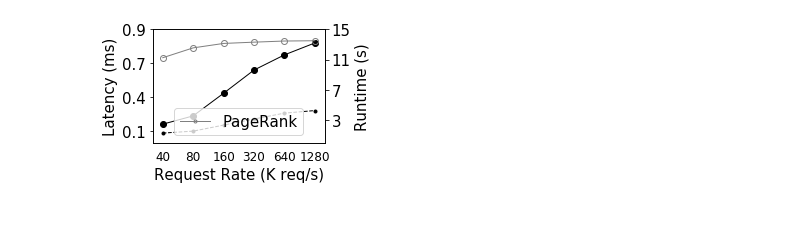
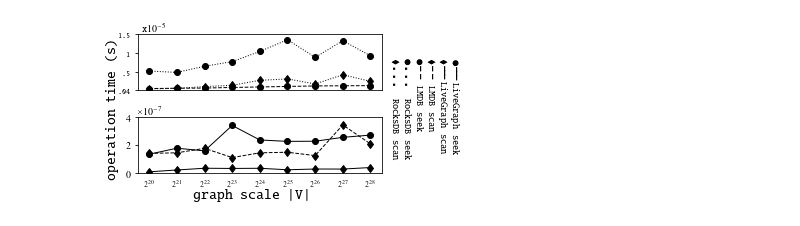
Before and after one commit to AaEll/BlinkDB_test, a Jupyter notebook: microbenchmarking.ipynb, the cells around one changed output. Drawn from its saved outputs; the diff is of its cells as text; code cells hidden in the pictures.

Commit message:
finished microbenchmarking figure

```diff
--- a/microbenchmarking.ipynb
+++ b/microbenchmarking.ipynb
@@ -5,5 +43,5 @@ import matplotlib.pyplot as plt
 # %%
-scale = [20,21,22,23,24,25,26,27,28]
+scale = [2**20,2**21,2**22,2**23,2**24,2**25,2**26,2**27,2**28]
 LiveGraph = {}
 LiveGraph['seek'] = \
 [1.34E-7,1.77E-07,1.58E-07,3.40E-07,\
@@ -35,50 +73,91 @@ params = {'legend.fontsize': 15,
           'pdf.fonttype': 42}
 plt.rcParams.update(params)
 
-fig, ax = plt.subplots()
+fig, (ax2,ax) = plt.subplots(2,1,sharex=True)
+
 fig.set_size_inches(4, 2.5)
+fig.subplots_adjust(hspace = 0)
 
-latency_corun = [0.164245, 0.237357, 0.436652, 0.641406, 0.775183, 0.880378]
-latency_alone = [0.085618, 0.102867, 0.155946, 0.209481, 0.26169, 0.284247]
+#latency_corun = [0.164245, 0.237357, 0.436652, 0.641406, 0.775183, 0.880378]
+#latency_alone = [0.085618, 0.102867, 0.155946, 0.209481, 0.26169, 0.284247]
 
-time_pagerank = [11.252377, 12.556378, 13.143194, 13.312559, 13.461941, 13.500465]
+#time_pagerank = [11.252377, 12.556378, 13.143194, 13.312559, 13.461941, 13.500465]
 
+ax.plot(scale, LiveGraph['seek'], '-o', color='black', label='LiveGraph seek')
+ax.plot(scale, LiveGraph['scan'], '-d', color='black', label='LiveGraph scan')
+ax.plot(scale, LMDB['scan'], '--d', color='black', label='LMDB scan')
+ax.plot([],[], '--o', color='black', label='LMDB seek')
+ax.plot([],[], ':o', color='black', label='RocksDB seek')
+ax.plot([],[], ':d', color='black', label='RocksDB scan')
 
-ax.plot([1, 2, 4, 8, 16, 32], latency_corun, '-o', color='black', label='LinkBench Co-run')
-ax.plot([1, 2, 4, 8, 16, 32], latency_alone, '--.', color='black', label='LinkBench Alone')
 
 ax.set_xscale('log')
 # ax.set_yscale('log')
-ax.set_xlim([0.8, 40])
-ax.set_ylim([0, 1])
-ax.set_xlabel('Request Rate (K req/s)', fontsize=15)
-ax.set_ylabel('Latency (ms)', fontsize=15)
-ax.set_xticks([0.8, 1, 2, 4, 8, 16, 32, 40])
-ax.set_xticklabels(['', '40', '80', '160', '320', '640', '1280', ''], fontsize=12)
-ax.set_yticks([0.1, 0.4, 0.7, 1.0])
-ax.set_yticklabels(['0.1', '0.4', '0.7', '0.9'], fontsize=15)
+#ax.set_xlim([0.8, 40])
+ax.set_ylim([0, 4e-7])
+#ax.set_xlabel('graph scale |V|', fontsize=15)
+ax.set_xticks([2**20,2**22,2**24,2**26,2**28])
+ax.set_xticklabels([r'$2^{20}$', r'$2^{22}$', r'$2^{24}$',  r'$2^{26}$', r'$2^{28}$'], fontsize=8)
+#ax.set_yticks([0,1e-7,2e-7,3e-7,4e-7])
+#ax.set_yticklabels(['0','1e-7','2e-7','3e-7',''], fontsize=15)
 ax.tick_params(axis='x', which='both', top='off', bottom='off')
 
-ax2 = ax.twinx()
-ax2.plot([1, 2, 4, 8, 16, 32], time_pagerank, '-o', color='grey', markerfacecolor='none', label='PageRank')
+ax2.set_xscale('log')
+# ax.set_yscale('log')
+#ax.set_xlim([0.8, 40])
+ax2.set_ylim([4e-7, 1.5e-5])
+ax2.set_xticks([2**20,2**21,2**22,2**23,2**24,2**25,2**26,2**27,2**28])
+ax2.set_xticklabels([r'$2^{20}$',r'$2^{21}$', r'$2^{22}$',r'$2^{23}$', r'$2^{24}$',r'$2^{25}$',  r'$2^{26}$',r'$2^{27}$', r'$2^{28}$'], fontsize=10)
+ax2.set_yticks([4e-7,5e-6,1e-5,1.5e-5])
+ax2.set_yticklabels(['.04','.5','1','1.5'], fontsize=8)
+ax2.tick_params(axis='x', which='both', top='off', bottom='off')
+
+ax2.plot(scale, LMDB['seek'], '--o', color='black', label='LMDB seek')
+ax2.plot(scale, rocksDB['seek'], ':o', color='black', label='RocksDB seek')
+ax2.plot(scale, rocksDB['scan'], ':d', color='black', label='RocksDB scan')
+
+
+fig.text(0.5, 0.03, 'graph scale |V|', fontsize=15, ha='center', va='center')
+fig.text(0.01, 0.5, 'operation time (s)',fontsize=15, ha='center', va='center', rotation='vertical')
+fig.text(1.1, 0.5,legendAsLatex(ax),ha='center', va='center', rotation=270)
+fig.text(0.16, .95, 'x$10^{-5}$', fontsize=10, ha='center', va='center')
+
+
+'''
+legend = ax.legend(loc='center right')
+for legend_handle in legend.legendHandles:
+    legend_handle.set_linewidth(1.0)
+    legend_handle._legmarker.set_markersize(3)
+    legend_handle.set_
+'''
+
+#ax_label = ax.twinx()
+#ax_label.set_yticks([])
+#ax_label.set_ylabel(legendAsLatex(ax))
+
+#ax2_label = ax2.twinx()
+#ax2_label.set_yticks([])
+#ax2_label.set_ylabel(legendAsLatex(ax2))
+
+#ax2.set_ylabel('/\substack'+legendAsLatex(ax))
+
+#ax2.plot([1, 2, 4, 8, 16, 32], LiveGraph['seek'], '-o', color='grey', markerfacecolor='none', label='PageRank')
 # ax2.set_xscale('log')
 # ax2.set_yscale('log')
-ax2.set_xlim([0.8, 40])
-ax2.set_ylim([0, 15])
-# ax2.set_xticks([0.8, 1, 2, 4, 8, 16, 32, 40])
 # ax2.set_xticklabels(['', '40K', '80K', '160K', '320K', '640K', '1.28M', ''], fontsize=15)
-ax2.set_yticks([3, 7, 11, 15])
-ax2.set_yticklabels(['3', '7', '11', '15'], fontsize=15)
-ax2.set_ylabel('Runtime (s)', fontsize=15)
-
+#legendAsLatex(ax2)
+'''
 legend = ax2.legend(loc='lower center')
 for legend_handle in legend.legendHandles:
     legend_handle.set_linewidth(1.0)
     legend_handle._legmarker.set_markersize(3)
+'''
 # legend = ax.legend(loc='lower right')
 # for legend_handle in legend.legendHandles:
 #     legend_handle._legmarker.set_markersize(3)
 
-fig.tight_layout()
-#fig.savefig('htap_32_olap_workers.pdf')
+
+#fig.tight_layout()
+
+#fig.savefig('microbenchmarking.pdf')
 # %% [output]
@@ -87 +164 @@ Passing one of 'on', 'true', 'off', 'false' as a boolean is deprecated; use an a
-[figure, old version]
+[figure, new version]
```
Also changed, not shown: parts of 6 cells of this notebook, 2 other files.
